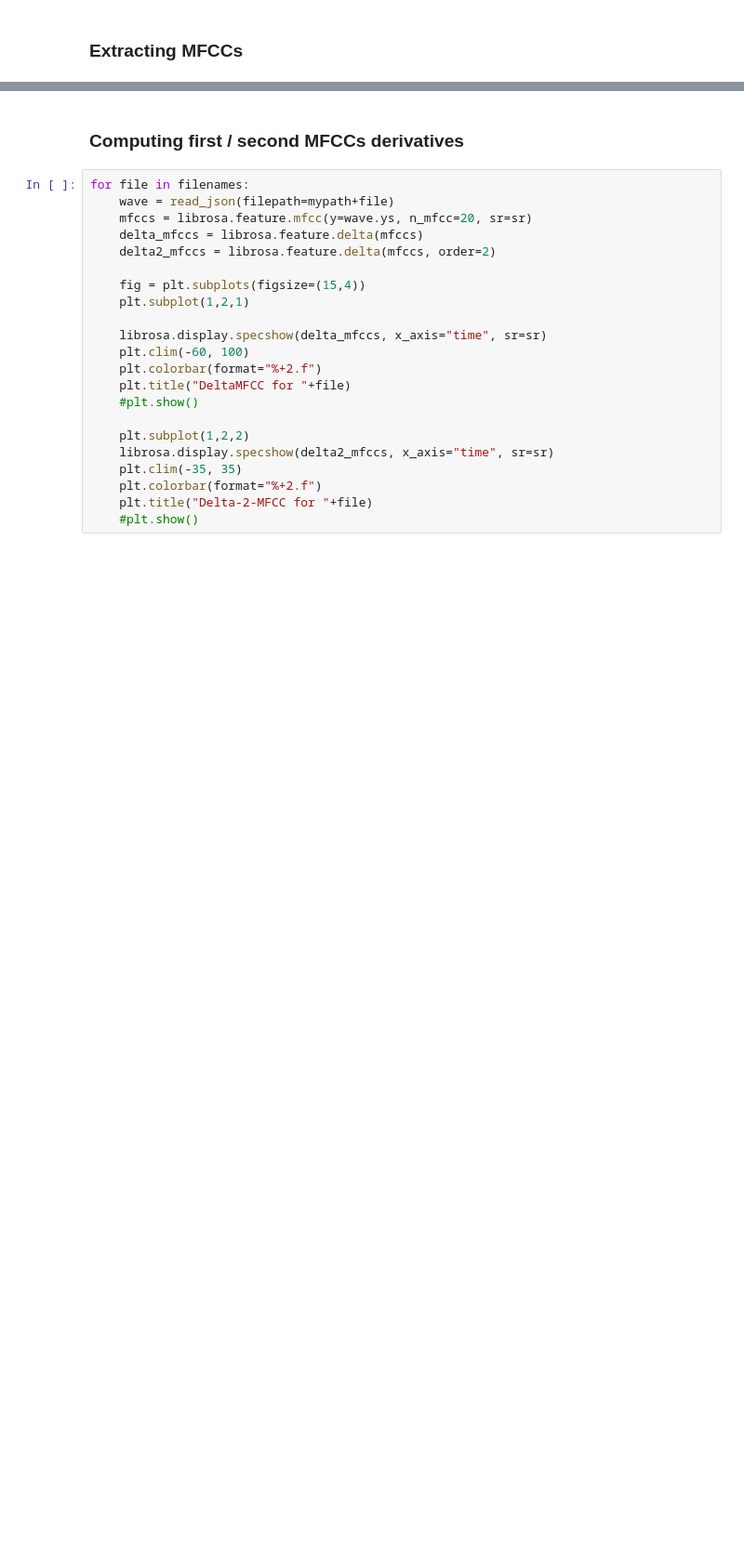
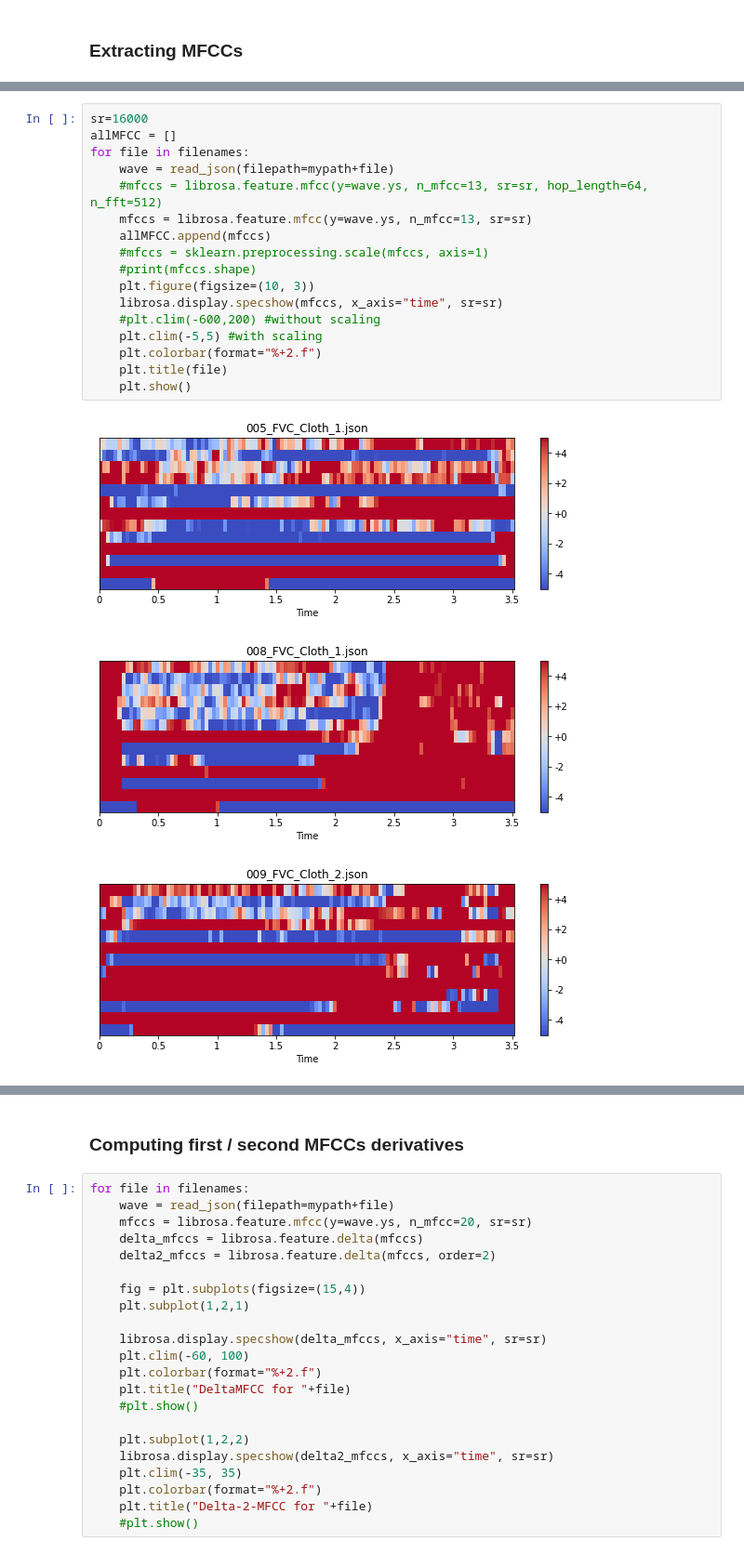
Before and after one commit to rishi-a/SpiroMask, a Jupyter notebook: Microphone-Experiment/fvc-parameter-extraction/mfcc.ipynb, the cells around one changed output, grey strips where cells are left out. Shown at 93% size. Drawn from its saved outputs; the diff is of its cells as text; blank space fills up the shorter version.

```diff
--- a/Microphone-Experiment/fvc-parameter-extraction/mfcc.ipynb
+++ b/Microphone-Experiment/fvc-parameter-extraction/mfcc.ipynb
@@ -16,0 +19,21 @@ wave = read_json(filepath=mypath+filenames[0])
+# %%
+sr=16000
+allMFCC = []
+for file in filenames:
+    wave = read_json(filepath=mypath+file)
+    #mfccs = librosa.feature.mfcc(y=wave.ys, n_mfcc=13, sr=sr, hop_length=64, n_fft=512)
+    mfccs = librosa.feature.mfcc(y=wave.ys, n_mfcc=13, sr=sr)
+    allMFCC.append(mfccs)
+    #mfccs = sklearn.preprocessing.scale(mfccs, axis=1)
+    #print(mfccs.shape)
+    plt.figure(figsize=(10, 3))
+    librosa.display.specshow(mfccs, x_axis="time", sr=sr)
+    #plt.clim(-600,200) #without scaling
+    plt.clim(-5,5) #with scaling
+    plt.colorbar(format="%+2.f")
+    plt.title(file)
+    plt.show()
+# %% [output]
+[figure, added]
+[figure, added]
+[figure, added]
```
Also changed, not shown: parts of 15 cells of this notebook, 42 other files.
